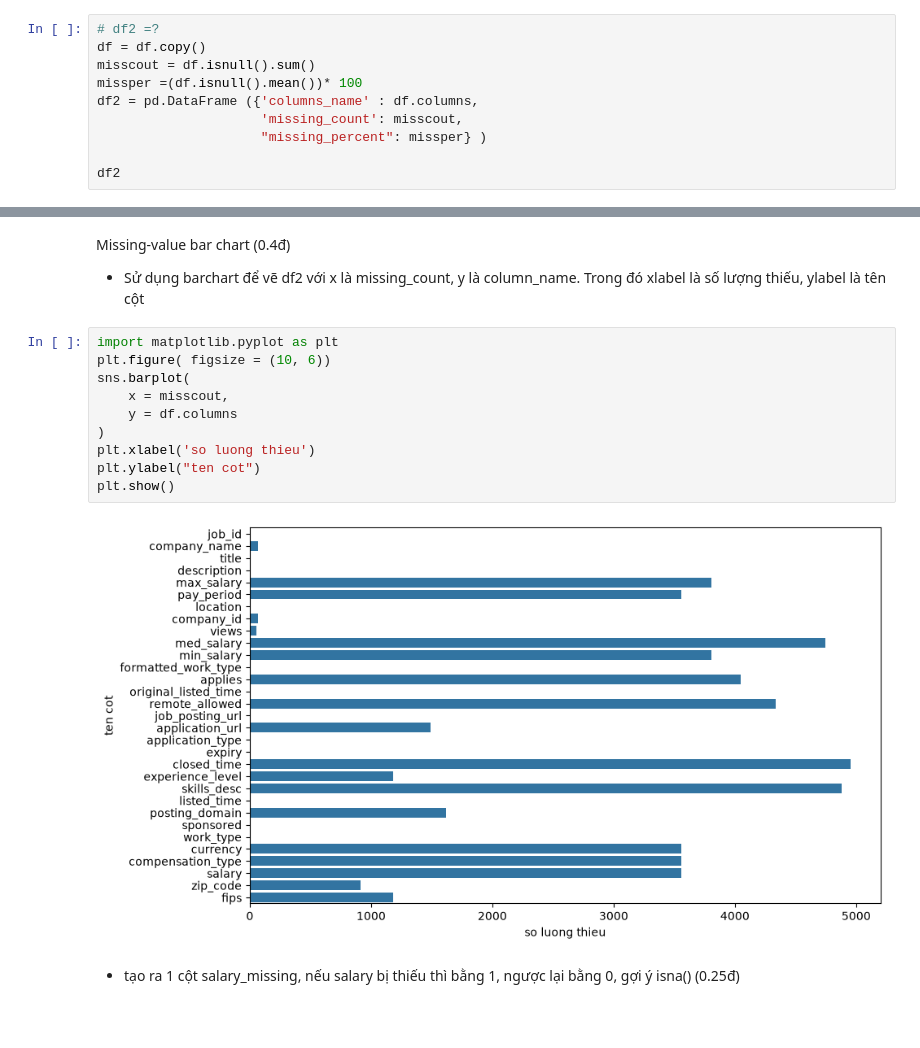
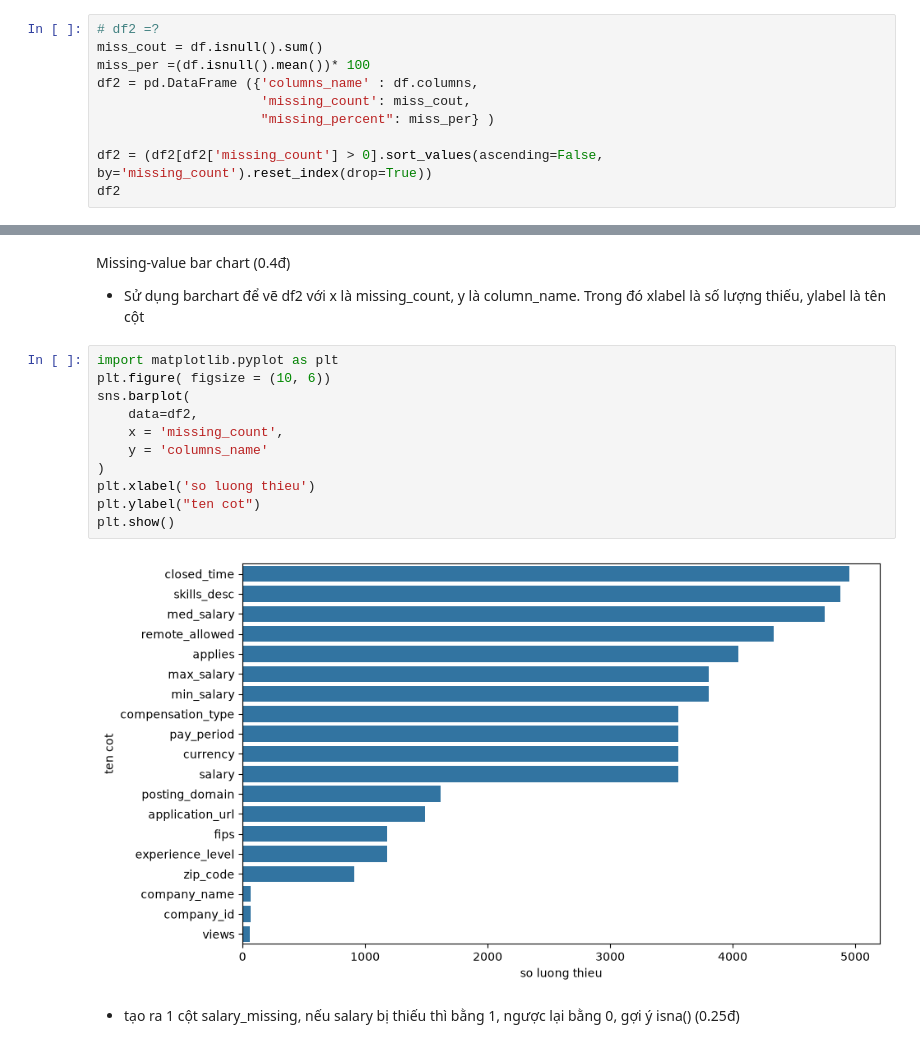
Before and after one commit to quoctuan0503/NguyenVuongQuocTuan_24740451_W5, a Jupyter notebook: STT_24738801_PhanChiThanh_37_2.ipynb, the cells around one changed output, grey strips where cells are left out. Drawn from its saved outputs; the diff is of its cells as text; blank space fills up the shorter version.

```diff
--- a/STT_24738801_PhanChiThanh_37_2.ipynb
+++ b/STT_24738801_PhanChiThanh_37_2.ipynb
@@ -205,13 +206,13 @@ df2 missing table (0.4đ)
 * Chỉ giữ các dòng có missing_count khác 0
 # %%
 # df2 =?
-df = df.copy()
-misscout = df.isnull().sum()
-missper =(df.isnull().mean())* 100
+miss_cout = df.isnull().sum()
+miss_per =(df.isnull().mean())* 100
 df2 = pd.DataFrame ({'columns_name' : df.columns,
-                     'missing_count': misscout,
-                     "missing_percent": missper} )
+                     'missing_count': miss_cout,
+                     "missing_percent": miss_per} )
 
+df2 = (df2[df2['missing_count'] > 0].sort_values(ascending=False, by='missing_count').reset_index(drop=True))
 df2
 # %% [output]
 |  | columns_name | missing_count | missing_percent |
@@ -237,15 +238,16 @@ Missing-value bar chart (0.4đ)
 # %%
 import matplotlib.pyplot as plt
 plt.figure( figsize = (10, 6))
 sns.barplot(
-    x = misscout,
-    y = df.columns
+    data=df2,
+    x = 'missing_count',
+    y = 'columns_name'
 )
 plt.xlabel('so luong thieu')
 plt.ylabel("ten cot")
 plt.show()
 # %% [output]
-[figure, old version]
+[figure, new version]
 # %% [markdown]
 * tạo ra 1 cột salary_missing, nếu salary bị thiếu thì bằng 1, ngược lại bằng 0, gợi ý isna() (0.25đ)
 # %%
```
Also changed, not shown: parts of 21 cells of this notebook.
